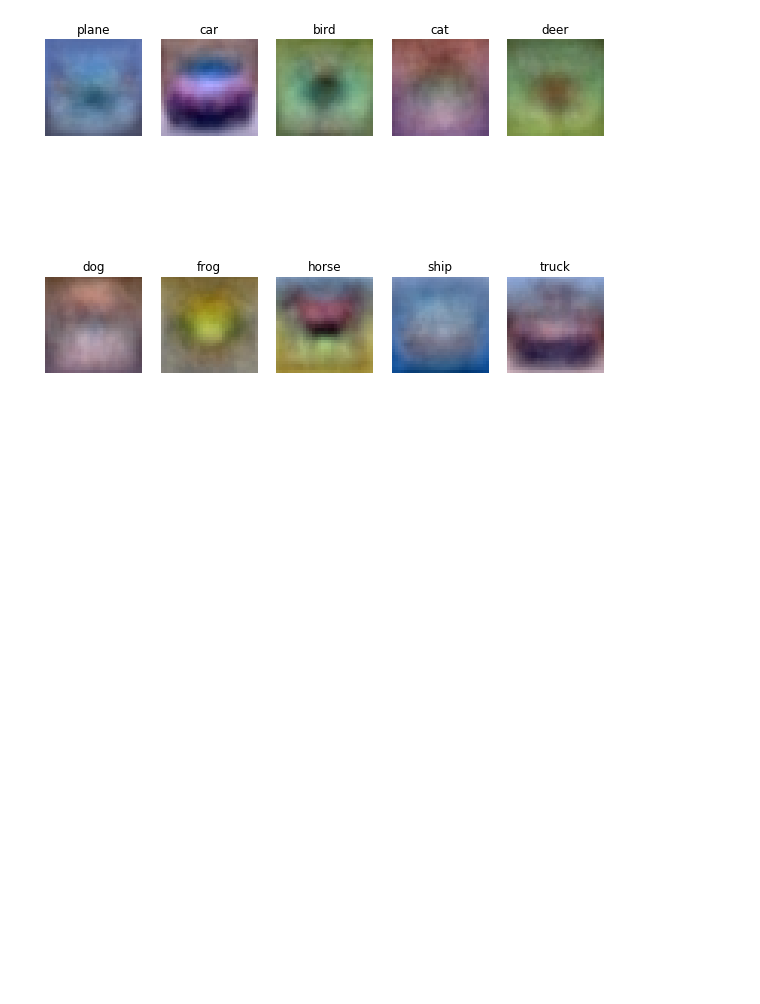
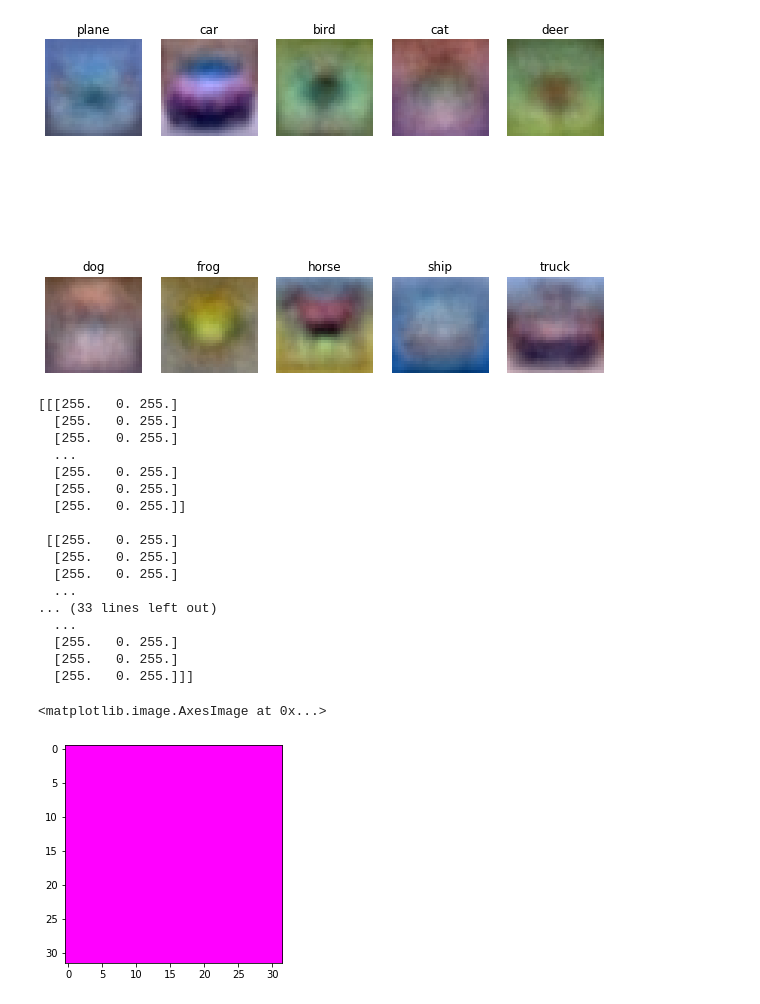
Before and after one commit to aduzhinskaya/cs231n, a Jupyter notebook: assignment1/softmax.ipynb, the cells around one changed output. Cells and saved outputs as stored; diff of their text form; code cells hidden in the pictures; blank space fills up the shorter version.

```diff
--- a/assignment1/softmax.ipynb
+++ b/assignment1/softmax.ipynb
@@ -493,3 +428,32 @@ for i in range(10):
     plt.title(classes[i])
 # %% [output]
 [figure]
+# %%
+img = np.empty((3, 32, 32))
+img[0, :, :] = 255
+img[1, :, :] = 0
+img[2, :, :] = 255
+img = img.transpose(1, 2, 0)
+#img = 255.0 * (img - img.min())/(img.max() - img.min())
+print(img)
+plt.imshow(img.astype('uint8'))
+# %% [output]
+[[[255.   0. 255.]
+  [255.   0. 255.]
+  [255.   0. 255.]
+  ...
+  [255.   0. 255.]
+  [255.   0. 255.]
+  [255.   0. 255.]]
+
+ [[255.   0. 255.]
+  [255.   0. 255.]
+  [255.   0. 255.]
+  ...
+... (33 lines left out)
+  ...
+  [255.   0. 255.]
+  [255.   0. 255.]
+  [255.   0. 255.]]]
+<matplotlib.image.AxesImage at 0x...>
+[figure, added]
```
Also changed, not shown: parts of 3 cells of this notebook, 1 other file.
